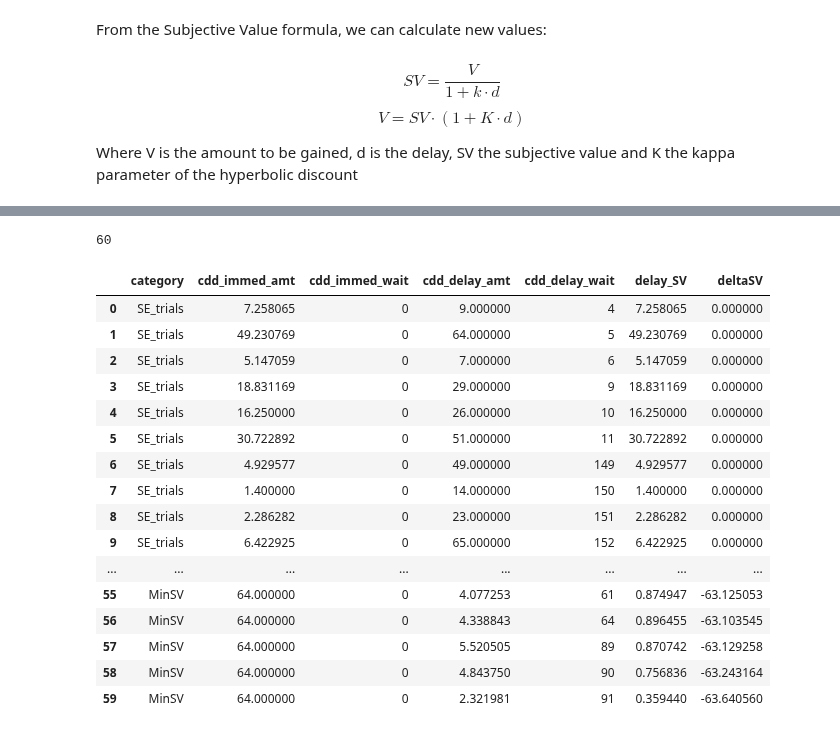
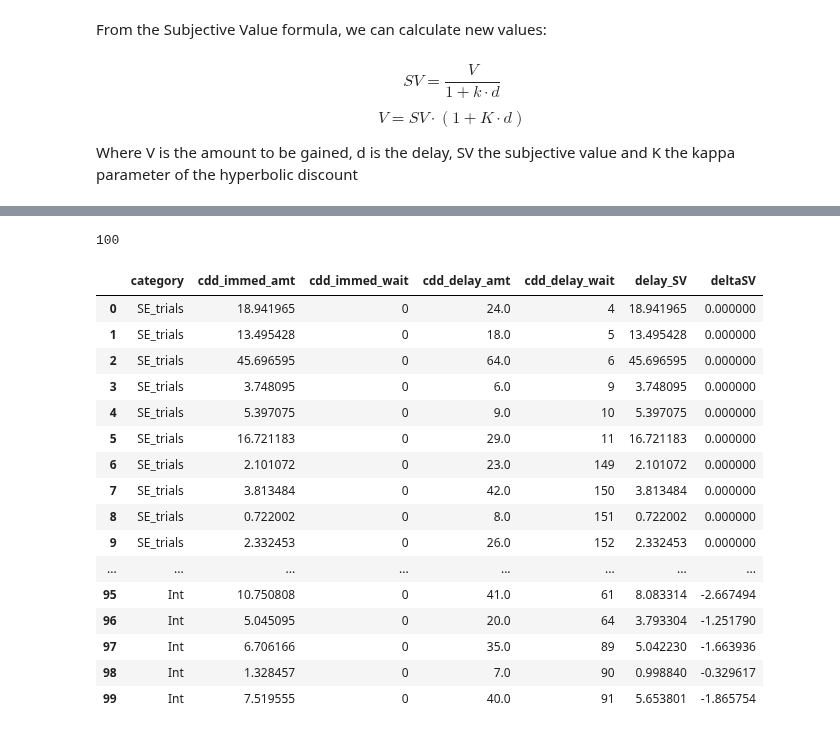
Before and after one commit to CDN-Lab/Adaptive_Choicesets, a Jupyter notebook: symmetrical_CDD.ipynb, the cells around one changed output, grey strips where cells are left out. Saved outputs shown, nothing was run; the diff lists cells and outputs as text; code cells hidden in the pictures.

Commit message:
[Build] Intermidiate trials. Work in progress

```diff
--- a/symmetrical_CDD.ipynb
+++ b/symmetrical_CDD.ipynb
@@ -123,6 +146,6 @@ def get_SE(trials, kappa_value):
 # %%
-
 SE_trials = get_SE(trials_options, kappa_value)
 SE_trials = add_SV(SE_trials, kappa_value)
-amt_immed_options
+SE_trials = order_keys(SE_trials)
+print(SE_trials)
 # %% [output]
@@ -130,22 +152,0 @@ amt_immed_options
-# %%
-
-def get_Max_SVdelta (trials):
-    Max_SVdelta = trials.copy()
-    Max_SVdelta['category'] = ['MaxSV']*20
-    Max_SVdelta['cdd_delay_amt'] = [64.0]*len(trials['cdd_delay_amt'])
-    Max_SVdelta['cdd_immed_amt'] = [v for v in SE_trials['cdd_immed_amt']]
-    return Max_SVdelta
-
-def get_Min_SVdelta(trials):
-    Min_SVdelta = trials.copy()
-    Min_SVdelta['category'] = ['MinSV']*20
-    Min_SVdelta['cdd_delay_amt'] = [v for v in SE_trials['cdd_immed_amt']]
-    Min_SVdelta['cdd_immed_amt'] = [64.0]*len(trials['cdd_delay_amt'])
-    return Min_SVdelta
-
-
-Max_SV_trials = get_Max_SVdelta(trials_options)
-Max_SV_trials = add_SV(Max_SV_trials, kappa_value)
-
-Min_SV_trials = get_Min_SVdelta(trials_options)
-Min_SV_trials = add_SV(Min_SV_trials, kappa_value)
@@ -152,5 +218,5 @@ Min_SV_trials = add_SV(Min_SV_trials, kappa_value)
 # %%
-def dict_merge(dict1,dict2,dict3):
+def dict_merge(dict1,dict2,dict3,dict4):
      '''
      Merge dictionaries while keeping values in lists
      '''
@@ -162,40 +228,49 @@ def dict_merge(dict1,dict2,dict3):
 
      for key, value in dict3.items():
         merged_dict[key] = merged_dict[key] + value
+     for key, value in dict4.items():
+        merged_dict[key] = merged_dict[key] + value
 
      return merged_dict
 # %%
-trials = dict_merge(SE_trials, Max_SV_trials, Min_SV_trials)
-trials['cdd_immed_wait'] = [0]*60
+trials = dict_merge(SE_trials, Max_SV_trials, Min_SV_trials, Int_trials)
+trials['cdd_immed_wait'] = [0]*len(trials['category'])
-# %%
-len(trials['cdd_immed_wait'])
-# %% [output]
-60
+# %%
+#len(trials['category'])
+len(trials['cdd_immed_amt'])
+#len(trials['cdd_immed_wait'])
+len(trials['cdd_delay_amt'])
+#len(trials['cdd_delay_wait'])
+#len(trials['delay_SV'])
+#len(trials['deltaSV'])
+# %% [output]
+100
 # %%
 import pandas as pd
+pd.options.display.max_rows = 999
 # Convert the dictionary to a DataFrame and set 'category' as index
 df_trials = pd.DataFrame(trials)
 col_order =['category', 'cdd_immed_amt', 'cdd_immed_wait', 'cdd_delay_amt', 'cdd_delay_wait', 'delay_SV', 'deltaSV']
 df_trials = df_trials[col_order]
 df_trials
 # %% [output]
 |  | category | cdd_immed_amt | cdd_immed_wait | cdd_delay_amt | cdd_delay_wait | delay_SV | deltaSV |
-| 0 | SE_trials | 7.258065 | 0 | 9.000000 | 4 | 7.258065 | 0.000000 |
-| 1 | SE_trials | 49.230769 | 0 | 64.000000 | 5 | 49.230769 | 0.000000 |
-| 2 | SE_trials | 5.147059 | 0 | 7.000000 | 6 | 5.147059 | 0.000000 |
-| 3 | SE_trials | 18.831169 | 0 | 29.000000 | 9 | 18.831169 | 0.000000 |
-| 4 | SE_trials | 16.250000 | 0 | 26.000000 | 10 | 16.250000 | 0.000000 |
-| 5 | SE_trials | 30.722892 | 0 | 51.000000 | 11 | 30.722892 | 0.000000 |
-| 6 | SE_trials | 4.929577 | 0 | 49.000000 | 149 | 4.929577 | 0.000000 |
-| 7 | SE_trials | 1.400000 | 0 | 14.000000 | 150 | 1.400000 | 0.000000 |
-| 8 | SE_trials | 2.286282 | 0 | 23.000000 | 151 | 2.286282 | 0.000000 |
-| 9 | SE_trials | 6.422925 | 0 | 65.000000 | 152 | 6.422925 | 0.000000 |
+| 0 | SE_trials | 18.941965 | 0 | 24.0 | 4 | 18.941965 | 0.000000 |
+| 1 | SE_trials | 13.495428 | 0 | 18.0 | 5 | 13.495428 | 0.000000 |
+| 2 | SE_trials | 45.696595 | 0 | 64.0 | 6 | 45.696595 | 0.000000 |
+| 3 | SE_trials | 3.748095 | 0 | 6.0 | 9 | 3.748095 | 0.000000 |
+| 4 | SE_trials | 5.397075 | 0 | 9.0 | 10 | 5.397075 | 0.000000 |
+| 5 | SE_trials | 16.721183 | 0 | 29.0 | 11 | 16.721183 | 0.000000 |
+| 6 | SE_trials | 2.101072 | 0 | 23.0 | 149 | 2.101072 | 0.000000 |
+| 7 | SE_trials | 3.813484 | 0 | 42.0 | 150 | 3.813484 | 0.000000 |
+| 8 | SE_trials | 0.722002 | 0 | 8.0 | 151 | 0.722002 | 0.000000 |
+| 9 | SE_trials | 2.332453 | 0 | 26.0 | 152 | 2.332453 | 0.000000 |
 | ... | ... | ... | ... | ... | ... | ... | ... |
-| 55 | MinSV | 64.000000 | 0 | 4.077253 | 61 | 0.874947 | -63.125053 |
-| 56 | MinSV | 64.000000 | 0 | 4.338843 | 64 | 0.896455 | -63.103545 |
-| 57 | MinSV | 64.000000 | 0 | 5.520505 | 89 | 0.870742 | -63.129258 |
-| 58 | MinSV | 64.000000 | 0 | 4.843750 | 90 | 0.756836 | -63.243164 |
-| 59 | MinSV | 64.000000 | 0 | 2.321981 | 91 | 0.359440 | -63.640560 |
+| 95 | Int | 10.750808 | 0 | 41.0 | 61 | 8.083314 | -2.667494 |
+| 96 | Int | 5.045095 | 0 | 20.0 | 64 | 3.793304 | -1.251790 |
+| 97 | Int | 6.706166 | 0 | 35.0 | 89 | 5.042230 | -1.663936 |
+| 98 | Int | 1.328457 | 0 | 7.0 | 90 | 0.998840 | -0.329617 |
+| 99 | Int | 7.519555 | 0 | 40.0 | 91 | 5.653801 | -1.865754 |
 # %%
 import matplotlib.pyplot as plt
 
```
Also changed, not shown: parts of 8 cells of this notebook.
